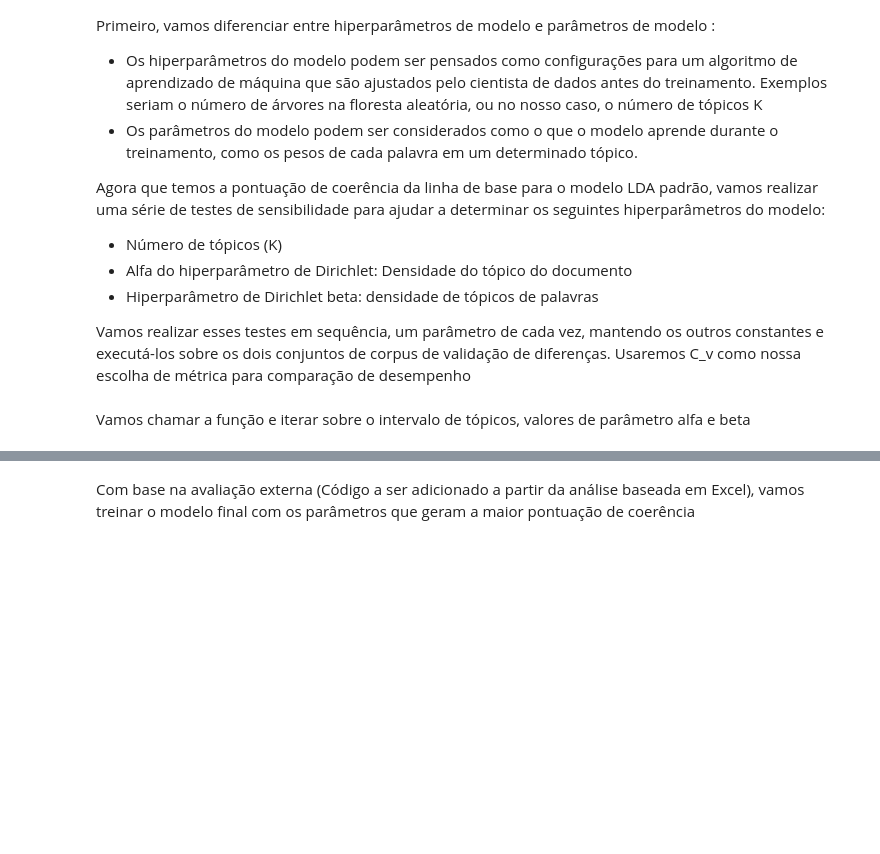
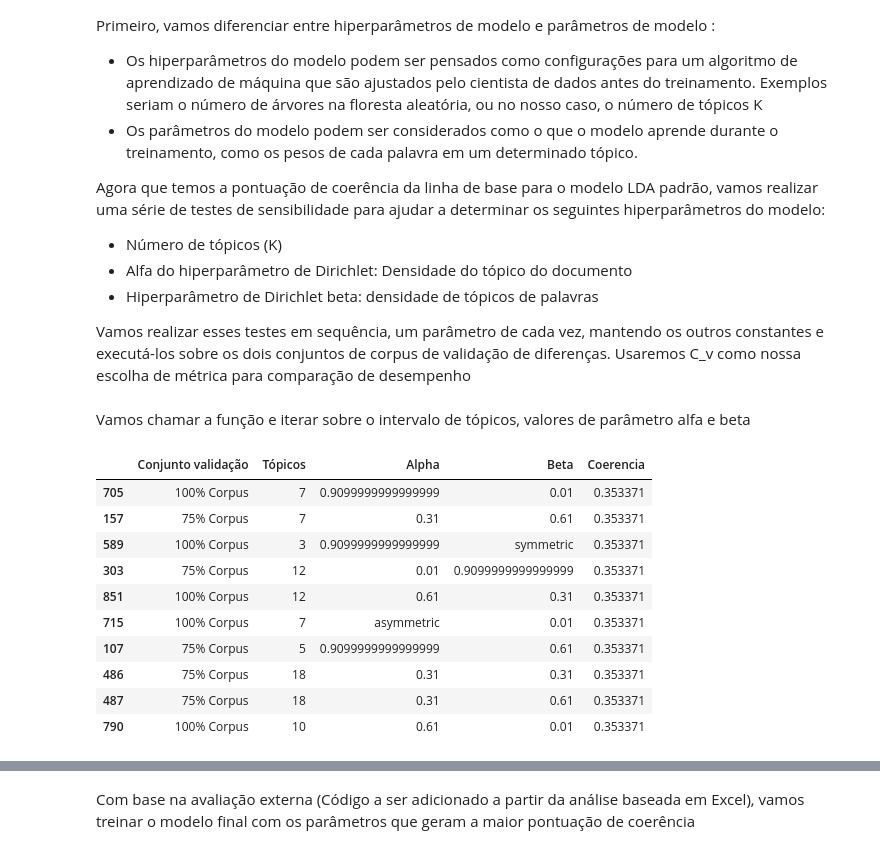
Before and after one commit to osmarbraz/exemplos_gensim, a Jupyter notebook: Exemplo_LDA_Coerente_Gensim_pt_br.ipynb, the cells around one changed output, grey strips where cells are left out. Drawn from its saved outputs; the diff is of its cells as text; code cells hidden in the pictures; blank space fills up the shorter version.

```diff
--- a/Exemplo_LDA_Coerente_Gensim_pt_br.ipynb
+++ b/Exemplo_LDA_Coerente_Gensim_pt_br.ipynb
@@ -895,0 +866,14 @@ if 1 == 1:
+# %%
+lda_resultado.sample(10)
+# %% [output]
+|  | Conjunto validação | Tópicos | Alpha | Beta | Coerencia |
+| 705 | 100% Corpus | 7 | 0.9099999999999999 | 0.01 | 0.353371 |
+| 157 | 75% Corpus | 7 | 0.31 | 0.61 | 0.353371 |
+| 589 | 100% Corpus | 3 | 0.9099999999999999 | symmetric | 0.353371 |
+| 303 | 75% Corpus | 12 | 0.01 | 0.9099999999999999 | 0.353371 |
+| 851 | 100% Corpus | 12 | 0.61 | 0.31 | 0.353371 |
+| 715 | 100% Corpus | 7 | asymmetric | 0.01 | 0.353371 |
+| 107 | 75% Corpus | 5 | 0.9099999999999999 | 0.61 | 0.353371 |
+| 486 | 75% Corpus | 18 | 0.31 | 0.31 | 0.353371 |
+| 487 | 75% Corpus | 18 | 0.31 | 0.61 | 0.353371 |
+| 790 | 100% Corpus | 10 | 0.61 | 0.01 | 0.353371 |
```
Also changed, not shown: parts of 38 cells of this notebook.
